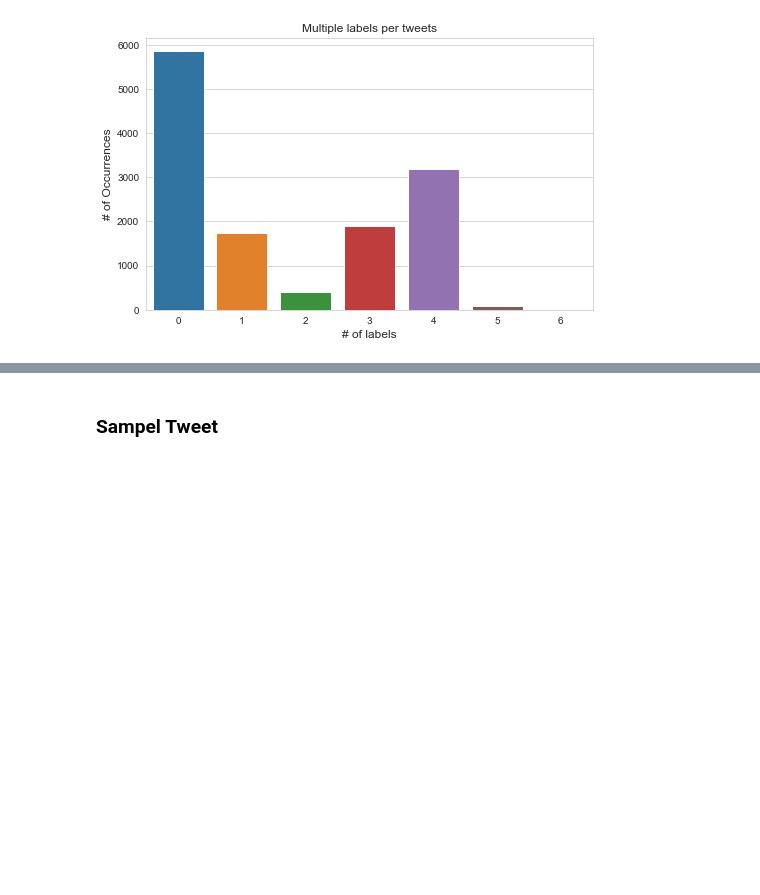
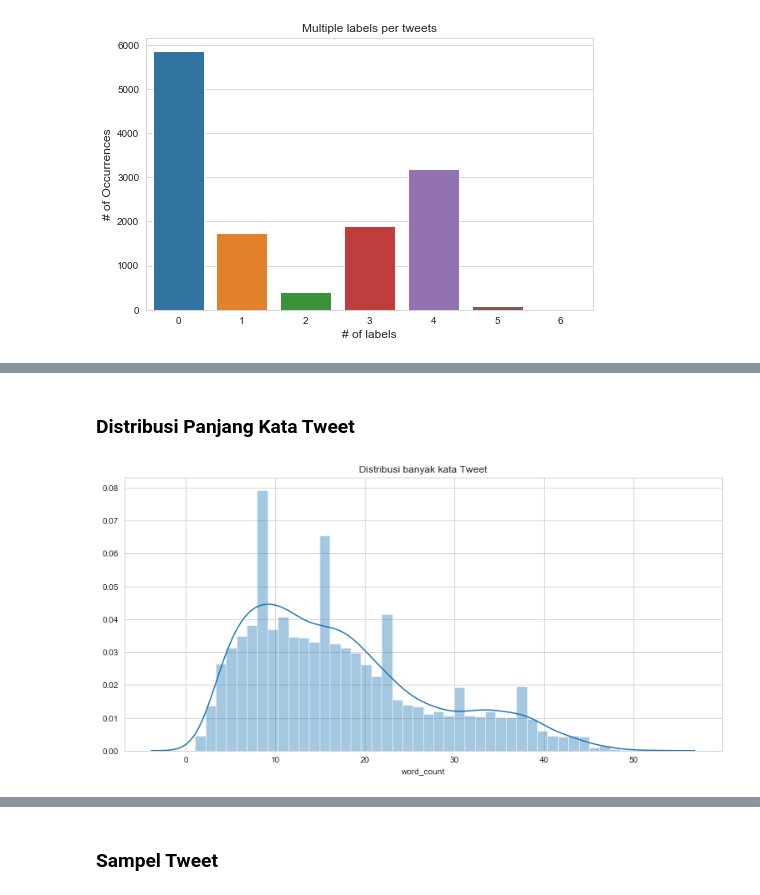
Before and after one commit to rahmatttt/Indonesian-Hate-Speech-Multilabel-Text-Classification, a Jupyter notebook: Data Analysis & Preprocessing.ipynb, the cells around one changed output, grey strips where cells are left out. Cells and saved outputs as stored; diff of their text form; code cells hidden in the pictures; blank space fills up the shorter version.

```diff
--- a/Data Analysis & Preprocessing.ipynb
+++ b/Data Analysis & Preprocessing.ipynb
@@ -81,0 +96,9 @@ sns.distplot(news_length['News_length']).set_title('Distribusi Panjang Tweet');
+# %% [markdown]
+### Distribusi Panjang Kata Tweet
+# %%
+data_anl['word_count'] = data_anl['Tweet'].apply(lambda x: len(str(x).split()))
+# %%
+plt.figure(figsize=(12.8,6))
+sns.distplot(data_anl['word_count']).set_title('Distribusi banyak kata Tweet');
+# %% [output]
+[figure, added]
```
Also changed, not shown: parts of 35 cells of this notebook, 1 other file.
